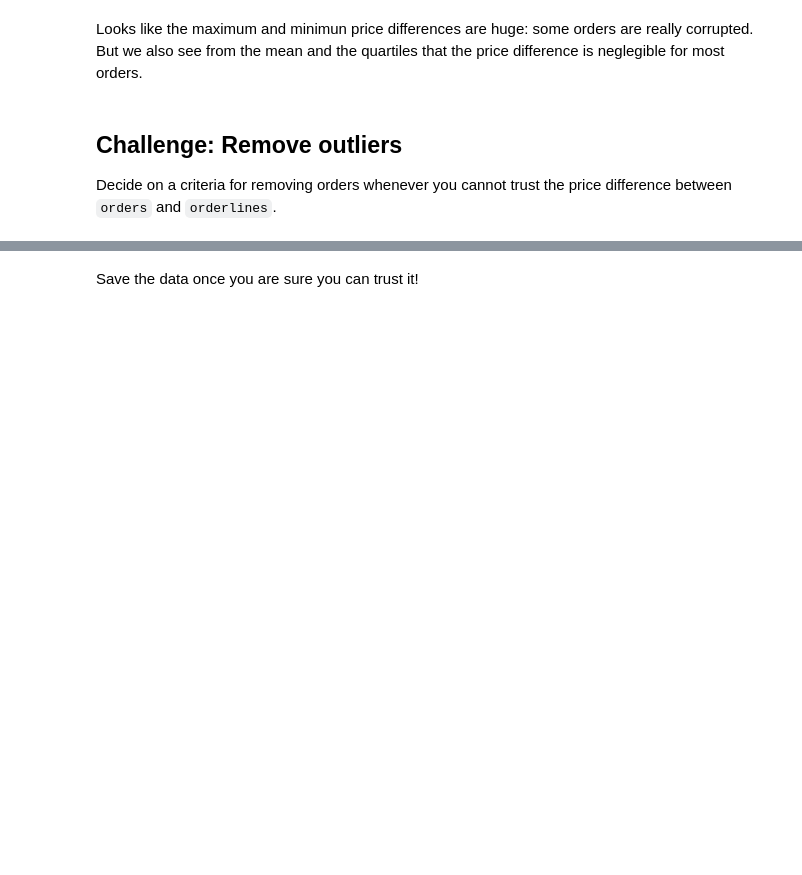
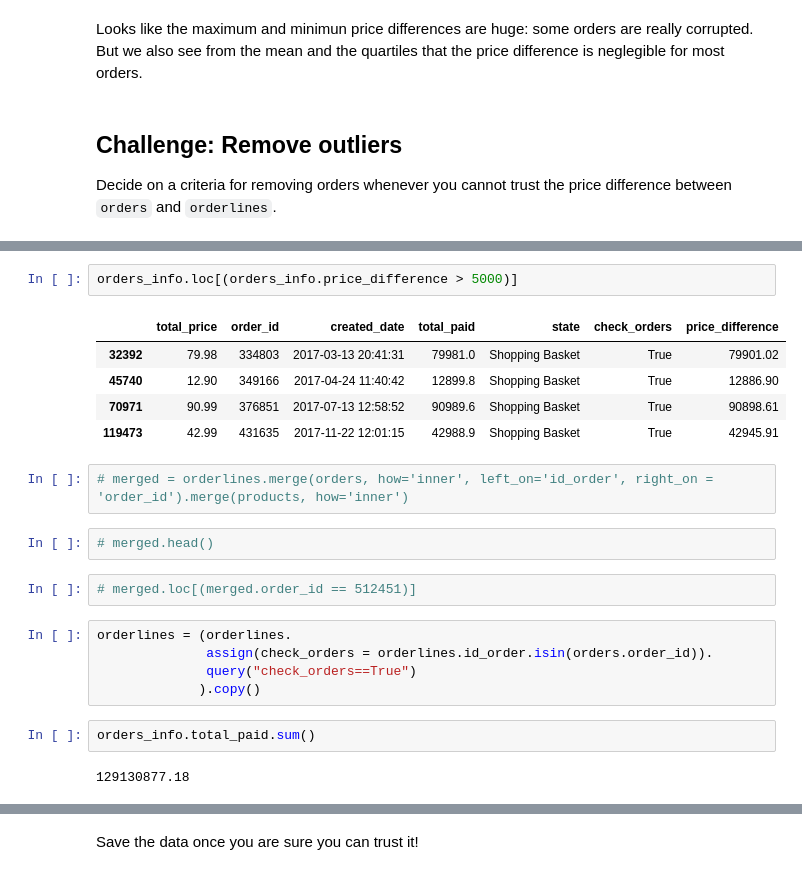
Before and after one commit to hanaamulic/Eniac_project-Week_3, a Jupyter notebook: 3-data-quality.ipynb, the cells around one changed output, grey strips where cells are left out. Drawn from its saved outputs; the diff is of its cells as text; blank space fills up the shorter version.

```diff
--- a/3-data-quality.ipynb
+++ b/3-data-quality.ipynb
@@ -508,0 +510,23 @@ Decide on a criteria for removing orders whenever you cannot trust the price dif
+# %%
+orders_info.loc[(orders_info.price_difference > 5000)]
+# %% [output]
+|  | total_price | order_id | created_date | total_paid | state | check_orders | price_difference |
+| 32392 | 79.98 | 334803 | 2017-03-13 20:41:31 | 79981.0 | Shopping Basket | True | 79901.02 |
+| 45740 | 12.90 | 349166 | 2017-04-24 11:40:42 | 12899.8 | Shopping Basket | True | 12886.90 |
+| 70971 | 90.99 | 376851 | 2017-07-13 12:58:52 | 90989.6 | Shopping Basket | True | 90898.61 |
+| 119473 | 42.99 | 431635 | 2017-11-22 12:01:15 | 42988.9 | Shopping Basket | True | 42945.91 |
+# %%
+# merged = orderlines.merge(orders, how='inner', left_on='id_order', right_on = 'order_id').merge(products, how='inner')
+# %%
+# merged.head()
+# %%
+# merged.loc[(merged.order_id == 512451)]
+# %%
+orderlines = (orderlines.
+              assign(check_orders = orderlines.id_order.isin(orders.order_id)).
+              query("check_orders==True")
+             ).copy()
+# %%
+orders_info.total_paid.sum()
+# %% [output]
+129130877.18
```
Also changed, not shown: parts of 29 cells of this notebook, 3 other files.
